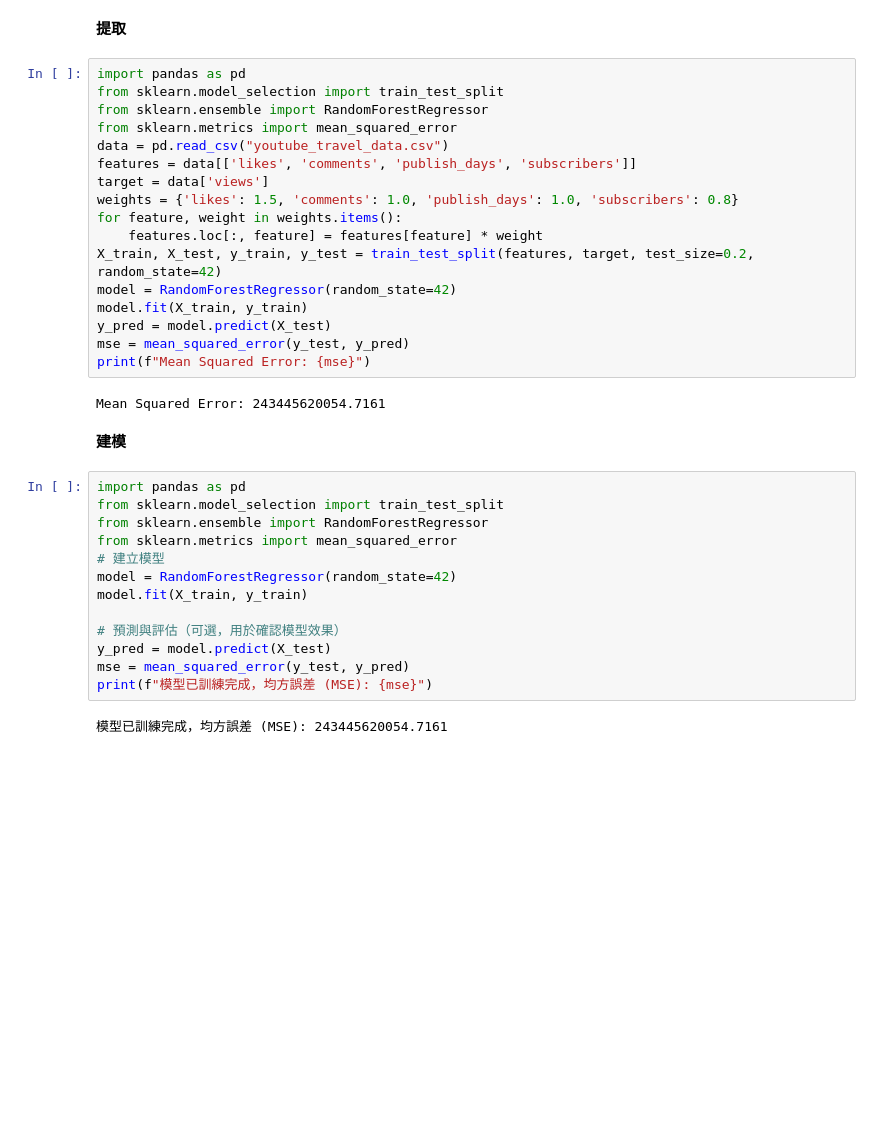
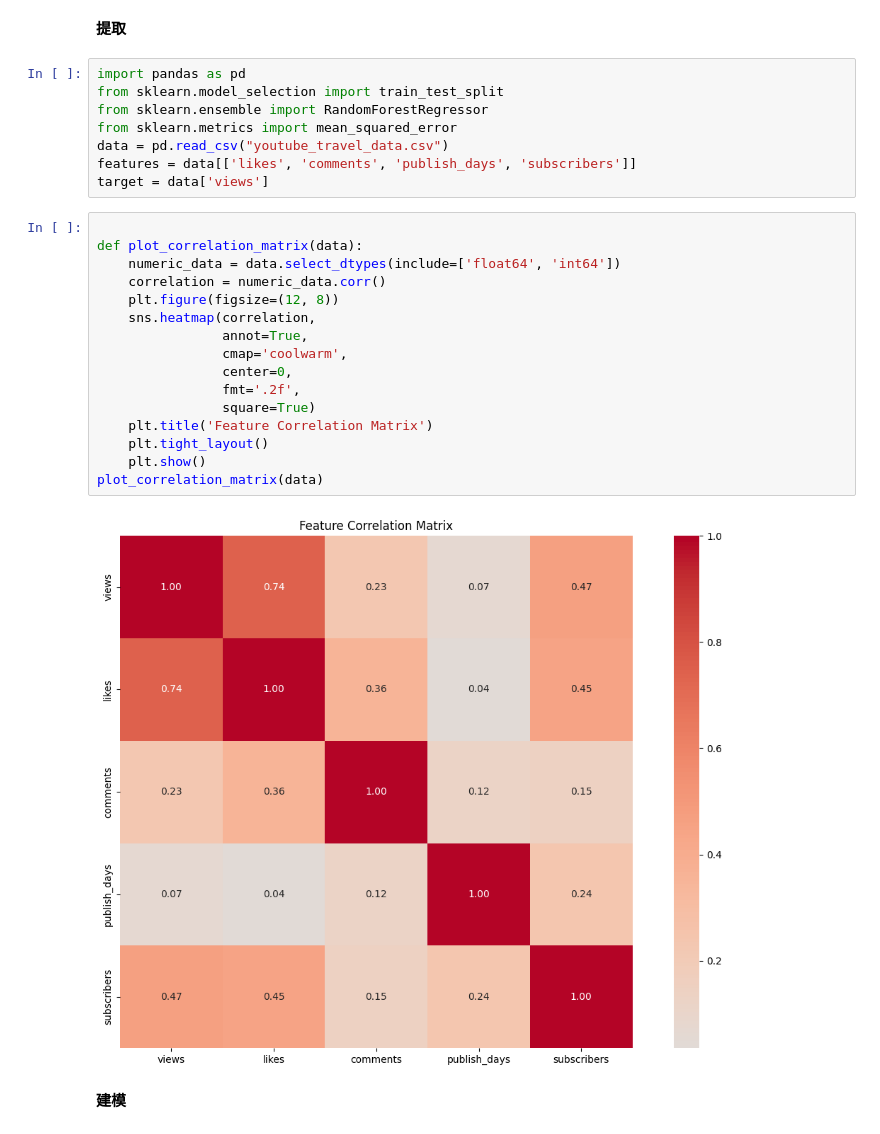
Before and after one commit to nairen0402/views_prediction, a Jupyter notebook: scraw.ipynb, the cells around one changed output. Saved outputs shown, nothing was run; the diff lists cells and outputs as text; blank space fills up the shorter version.

```diff
--- a/scraw.ipynb
+++ b/scraw.ipynb
@@ -314,31 +297,23 @@ from sklearn.metrics import mean_squared_error
 data = pd.read_csv("youtube_travel_data.csv")
 features = data[['likes', 'comments', 'publish_days', 'subscribers']]
 target = data['views']
-weights = {'likes': 1.5, 'comments': 1.0, 'publish_days': 1.0, 'subscribers': 0.8}
-for feature, weight in weights.items():
-    features.loc[:, feature] = features[feature] * weight
-X_train, X_test, y_train, y_test = train_test_split(features, target, test_size=0.2, random_state=42)
-model = RandomForestRegressor(random_state=42)
-model.fit(X_train, y_train)
-y_pred = model.predict(X_test)
-mse = mean_squared_error(y_test, y_pred)
-print(f"Mean Squared Error: {mse}")
-# %% [output]
-Mean Squared Error: 243445620054.7161
+# %%
+
+def plot_correlation_matrix(data):
+    numeric_data = data.select_dtypes(include=['float64', 'int64'])
+    correlation = numeric_data.corr()
+    plt.figure(figsize=(12, 8))
+    sns.heatmap(correlation,
+                annot=True,
+                cmap='coolwarm',
+                center=0,
+                fmt='.2f',
+                square=True)
+    plt.title('Feature Correlation Matrix')
+    plt.tight_layout()
+    plt.show()
+plot_correlation_matrix(data)
+# %% [output]
+[figure, added]
 # %% [markdown]
 **建模**
-# %%
-import pandas as pd
-from sklearn.model_selection import train_test_split
-from sklearn.ensemble import RandomForestRegressor
-from sklearn.metrics import mean_squared_error
-# 建立模型
-model = RandomForestRegressor(random_state=42)
-model.fit(X_train, y_train)
-
-# 預測與評估（可選，用於確認模型效果）
-y_pred = model.predict(X_test)
-mse = mean_squared_error(y_test, y_pred)
-print(f"模型已訓練完成，均方誤差 (MSE): {mse}")
-# %% [output]
-模型已訓練完成，均方誤差 (MSE): 243445620054.7161
```
Also changed, not shown: parts of 4 cells of this notebook, 1 other file.
